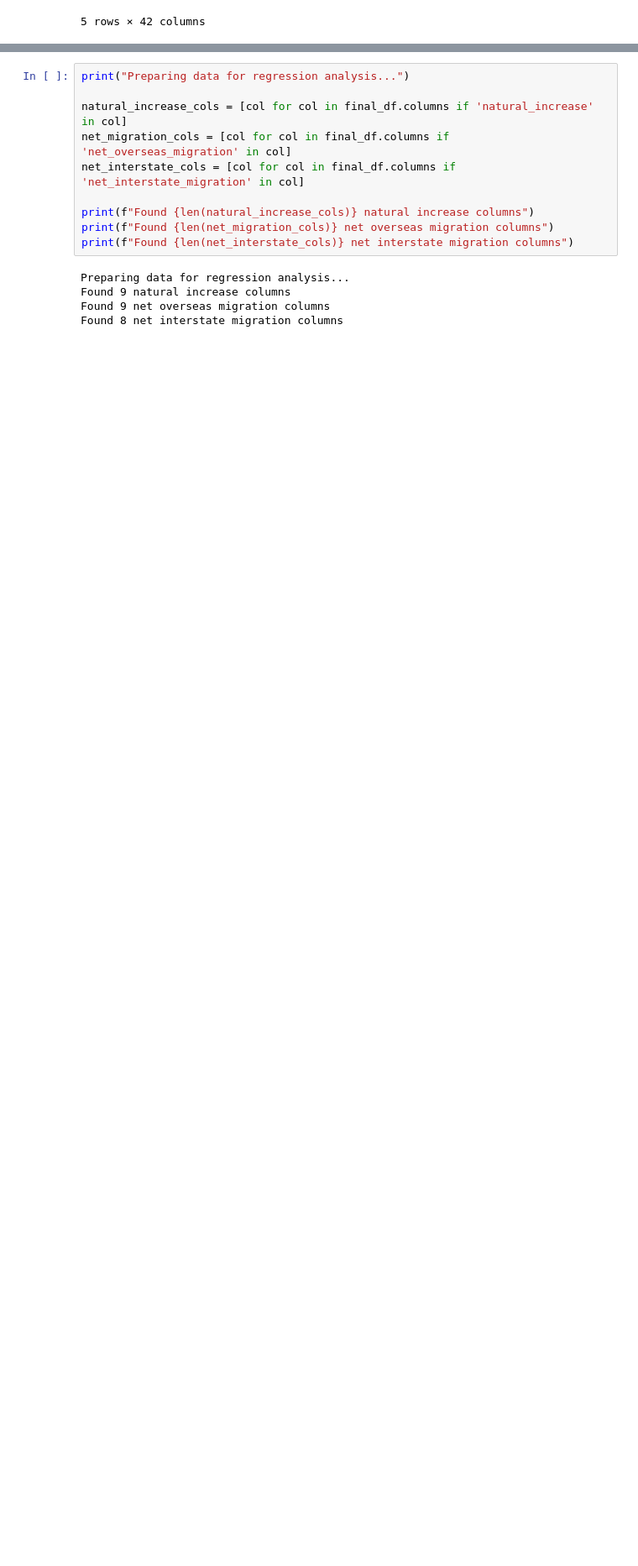
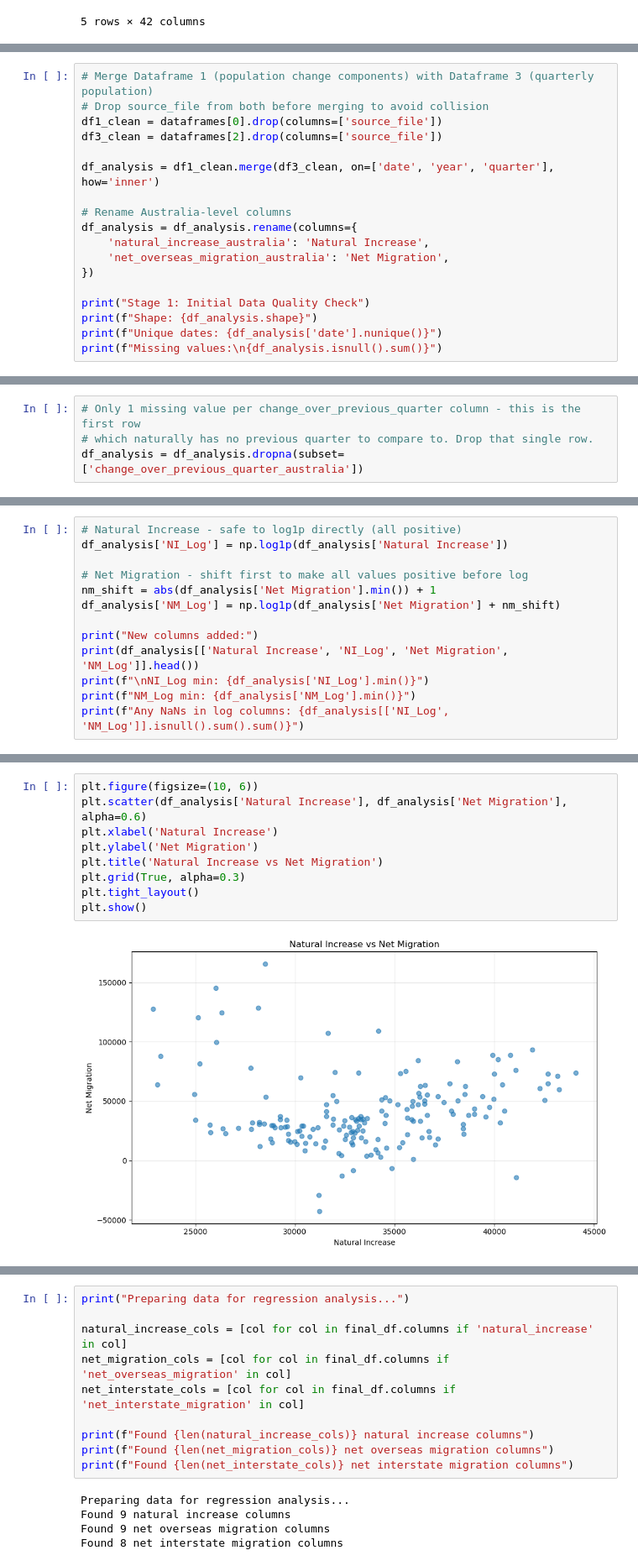
Before and after one commit to habray-99/PRT564-DATA-ANALYTICS-AND-VISUALISATION, a Jupyter notebook: Final_Assingnment.ipynb, the cells around one changed output, grey strips where cells are left out. Shown at 84% size. Saved outputs shown, nothing was run; the diff lists cells and outputs as text; blank space fills up the shorter version.

Commit message:
fix(data): merge datasets on date/quarter; add EDA visualizations and log transformations

```diff
--- a/Final_Assingnment.ipynb
+++ b/Final_Assingnment.ipynb
@@ -83,0 +214,18 @@ First 5 rows:
+# %%
+# Merge Dataframe 1 (population change components) with Dataframe 3 (quarterly population)
+# Drop source_file from both before merging to avoid collision
+df1_clean = dataframes[0].drop(columns=['source_file'])
+df3_clean = dataframes[2].drop(columns=['source_file'])
+
+df_analysis = df1_clean.merge(df3_clean, on=['date', 'year', 'quarter'], how='inner')
+
+# Rename Australia-level columns
+df_analysis = df_analysis.rename(columns={
+    'natural_increase_australia': 'Natural Increase',
+    'net_overseas_migration_australia': 'Net Migration',
+})
+
+print("Stage 1: Initial Data Quality Check")
+print(f"Shape: {df_analysis.shape}")
+print(f"Unique dates: {df_analysis['date'].nunique()}")
+print(f"Missing values:\n{df_analysis.isnull().sum()}")
@@ -83,0 +250,4 @@ First 5 rows:
+# %%
+# Only 1 missing value per change_over_previous_quarter column - this is the first row
+# which naturally has no previous quarter to compare to. Drop that single row.
+df_analysis = df_analysis.dropna(subset=['change_over_previous_quarter_australia'])
@@ -83,0 +269,13 @@ First 5 rows:
+# %%
+# Natural Increase - safe to log1p directly (all positive)
+df_analysis['NI_Log'] = np.log1p(df_analysis['Natural Increase'])
+
+# Net Migration - shift first to make all values positive before log
+nm_shift = abs(df_analysis['Net Migration'].min()) + 1
+df_analysis['NM_Log'] = np.log1p(df_analysis['Net Migration'] + nm_shift)
+
+print("New columns added:")
+print(df_analysis[['Natural Increase', 'NI_Log', 'Net Migration', 'NM_Log']].head())
+print(f"\nNI_Log min: {df_analysis['NI_Log'].min()}")
+print(f"NM_Log min: {df_analysis['NM_Log'].min()}")
+print(f"Any NaNs in log columns: {df_analysis[['NI_Log', 'NM_Log']].isnull().sum().sum()}")
@@ -83,0 +294,11 @@ First 5 rows:
+# %%
+plt.figure(figsize=(10, 6))
+plt.scatter(df_analysis['Natural Increase'], df_analysis['Net Migration'], alpha=0.6)
+plt.xlabel('Natural Increase')
+plt.ylabel('Net Migration')
+plt.title('Natural Increase vs Net Migration')
+plt.grid(True, alpha=0.3)
+plt.tight_layout()
+plt.show()
+# %% [output]
+[figure, added]
```
Also changed, not shown: parts of 18 cells of this notebook.
